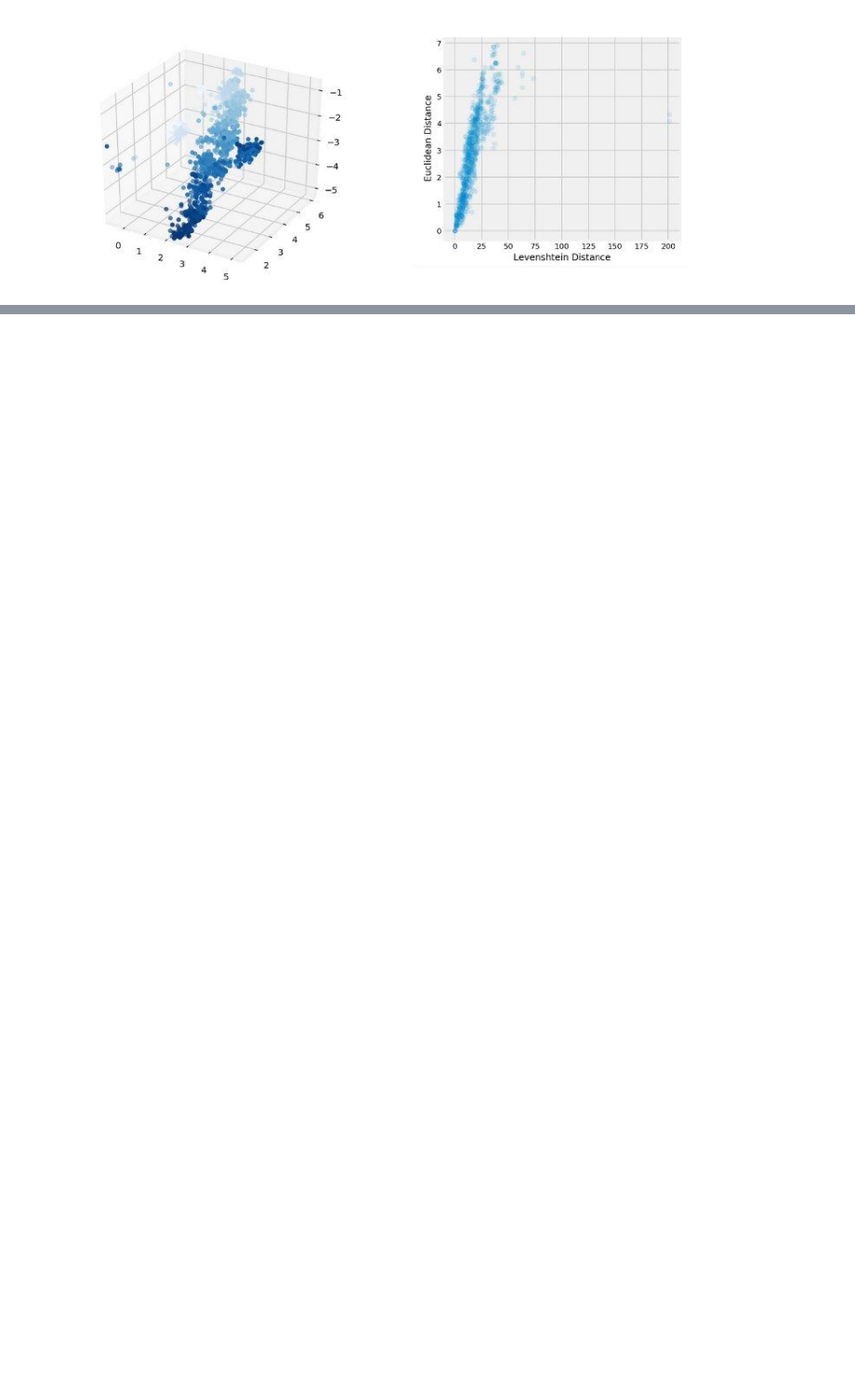
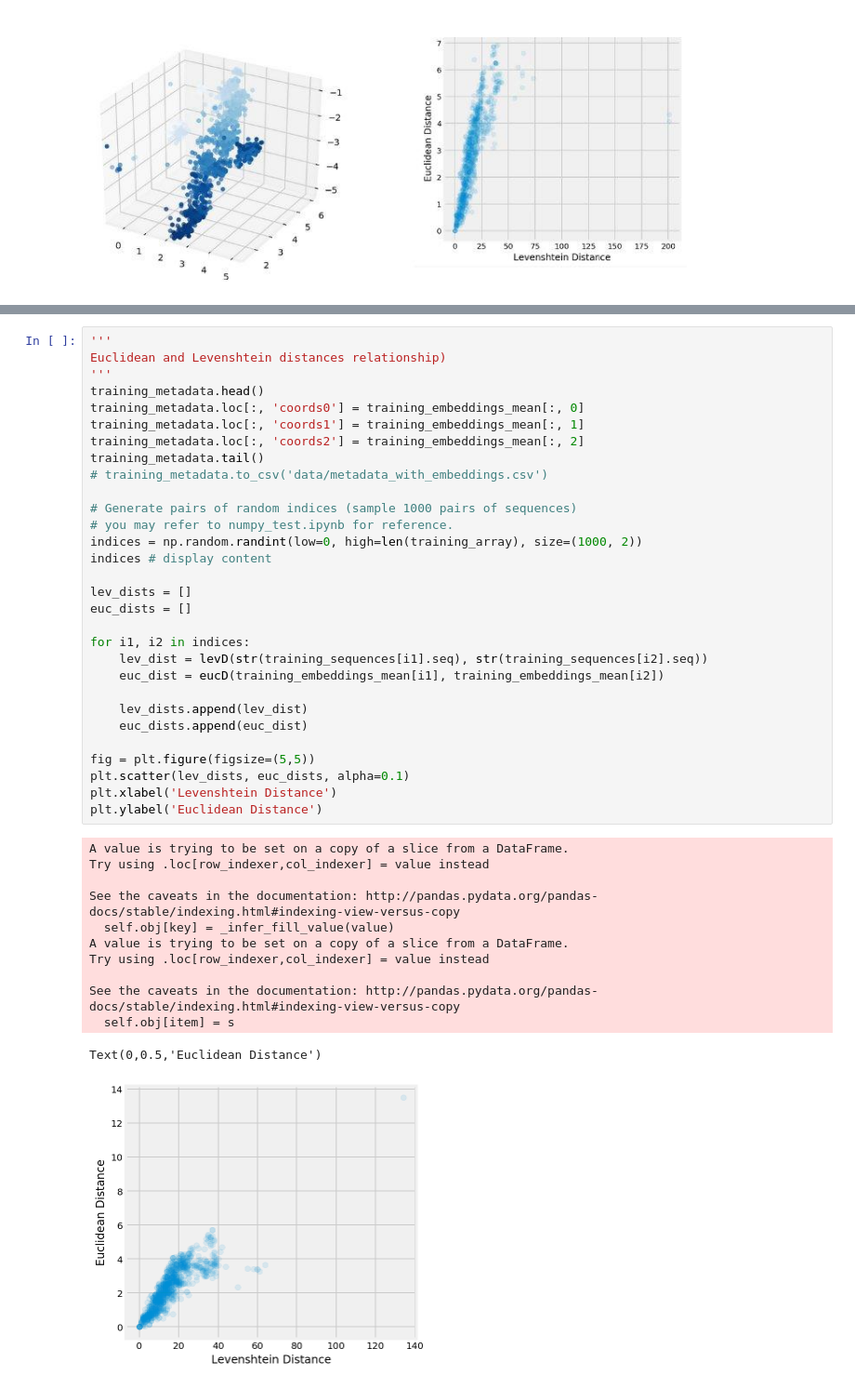
Before and after one commit to shinelink/shinelink.github.io, a Jupyter notebook: flu-test.ipynb, the cells around one changed output, grey strips where cells are left out. Shown at 93% size. Drawn from its saved outputs; the diff is of its cells as text; blank space fills up the shorter version.

```diff
--- a/flu-test.ipynb
+++ b/flu-test.ipynb
@@ -276,0 +309,43 @@ Epoch 1/1
+# %%
+'''
+Euclidean and Levenshtein distances relationship)
+'''
+training_metadata.head()
+training_metadata.loc[:, 'coords0'] = training_embeddings_mean[:, 0]
+training_metadata.loc[:, 'coords1'] = training_embeddings_mean[:, 1]
+training_metadata.loc[:, 'coords2'] = training_embeddings_mean[:, 2]
+training_metadata.tail()
+# training_metadata.to_csv('data/metadata_with_embeddings.csv')
+
+# Generate pairs of random indices (sample 1000 pairs of sequences)
+# you may refer to numpy_test.ipynb for reference.
+indices = np.random.randint(low=0, high=len(training_array), size=(1000, 2))
+indices # display content
+
+lev_dists = []
+euc_dists = []
+
+for i1, i2 in indices:
+    lev_dist = levD(str(training_sequences[i1].seq), str(training_sequences[i2].seq))
+    euc_dist = eucD(training_embeddings_mean[i1], training_embeddings_mean[i2])
+
+    lev_dists.append(lev_dist)
+    euc_dists.append(euc_dist)
+
+fig = plt.figure(figsize=(5,5))
+plt.scatter(lev_dists, euc_dists, alpha=0.1)
+plt.xlabel('Levenshtein Distance')
+plt.ylabel('Euclidean Distance')
+# %% [output]
+A value is trying to be set on a copy of a slice from a DataFrame.
+Try using .loc[row_indexer,col_indexer] = value instead
+
+See the caveats in the documentation: http://pandas.pydata.org/pandas-docs/stable/indexing.html#indexing-view-versus-copy
+  self.obj[key] = _infer_fill_value(value)
+A value is trying to be set on a copy of a slice from a DataFrame.
+Try using .loc[row_indexer,col_indexer] = value instead
+
+See the caveats in the documentation: http://pandas.pydata.org/pandas-docs/stable/indexing.html#indexing-view-versus-copy
+  self.obj[item] = s
+Text(0,0.5,'Euclidean Distance')
+[figure, added]
```
Also changed, not shown: parts of 8 cells of this notebook, 8 other files.
